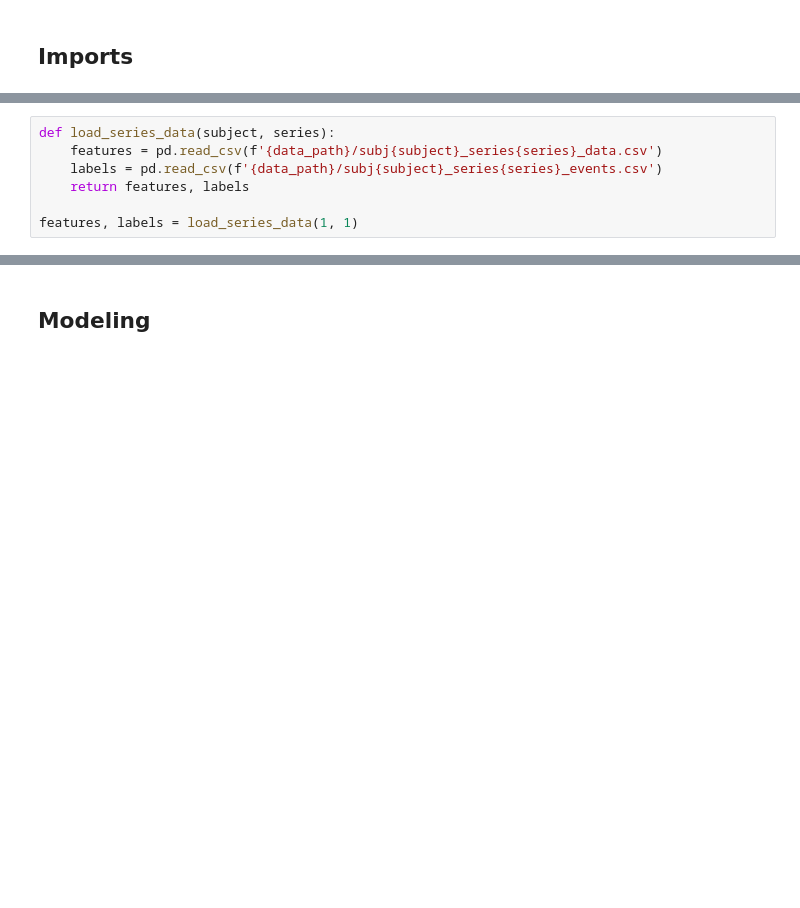
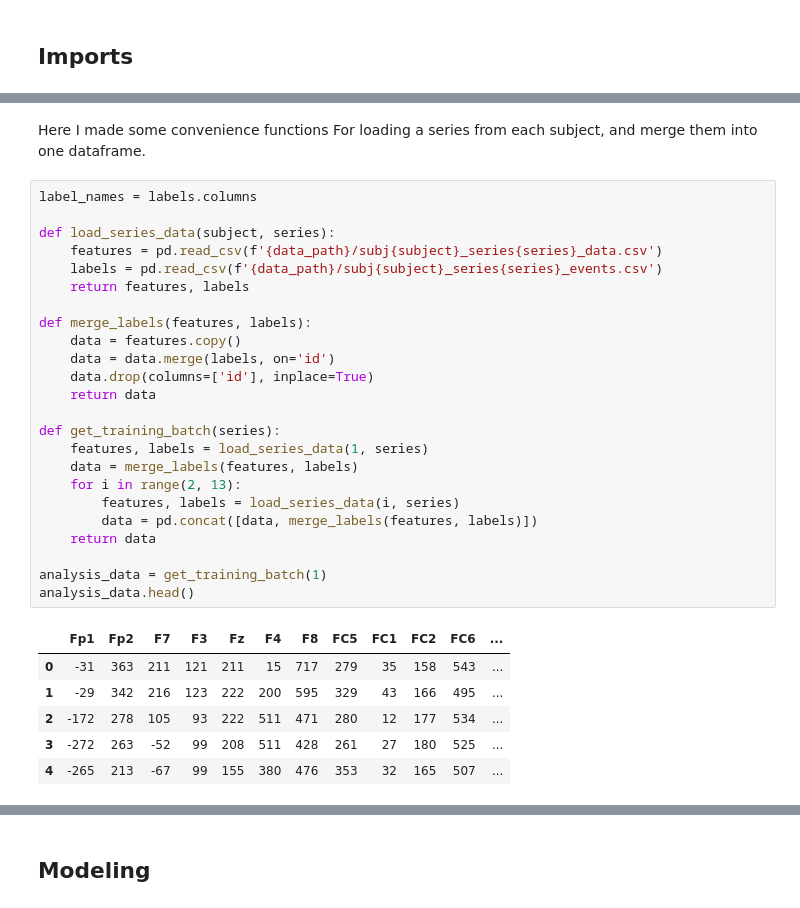
Before and after one commit to PhitoDev/BCI-EEG-Research, a Jupyter notebook: notebooks/kaggle-eeg-tree-ensembles.ipynb, the cells around one changed output, grey strips where cells are left out. Saved outputs shown, nothing was run; the diff lists cells and outputs as text; blank space fills up the shorter version.

```diff
--- a/notebooks/kaggle-eeg-tree-ensembles.ipynb
+++ b/notebooks/kaggle-eeg-tree-ensembles.ipynb
@@ -73,7 +122,33 @@ display(features.info(), features.describe(), features.head(), labels.info(), la
+# %% [markdown]
+Here I made some convenience functions For loading a series from each subject, and merge them into one dataframe.
 # %%
+label_names = labels.columns
+
 def load_series_data(subject, series):
     features = pd.read_csv(f'{data_path}/subj{subject}_series{series}_data.csv')
     labels = pd.read_csv(f'{data_path}/subj{subject}_series{series}_events.csv')
     return features, labels
 
-features, labels = load_series_data(1, 1)
+def merge_labels(features, labels):
+    data = features.copy()
+    data = data.merge(labels, on='id')
+    data.drop(columns=['id'], inplace=True)
+    return data
+
+def get_training_batch(series):
+    features, labels = load_series_data(1, series)
+    data = merge_labels(features, labels)
+    for i in range(2, 13):
+        features, labels = load_series_data(i, series)
+        data = pd.concat([data, merge_labels(features, labels)])
+    return data
+
+analysis_data = get_training_batch(1)
+analysis_data.head()
+# %% [output]
+|  | Fp1 | Fp2 | F7 | F3 | Fz | F4 | F8 | FC5 | FC1 | FC2 | FC6 | ... |
+| 0 | -31 | 363 | 211 | 121 | 211 | 15 | 717 | 279 | 35 | 158 | 543 | ... |
+| 1 | -29 | 342 | 216 | 123 | 222 | 200 | 595 | 329 | 43 | 166 | 495 | ... |
+| 2 | -172 | 278 | 105 | 93 | 222 | 511 | 471 | 280 | 12 | 177 | 534 | ... |
+| 3 | -272 | 263 | -52 | 99 | 208 | 511 | 428 | 261 | 27 | 180 | 525 | ... |
+| 4 | -265 | 213 | -67 | 99 | 155 | 380 | 476 | 353 | 32 | 165 | 507 | ... |
```
Also changed, not shown: parts of 18 cells of this notebook, 2 other files.
